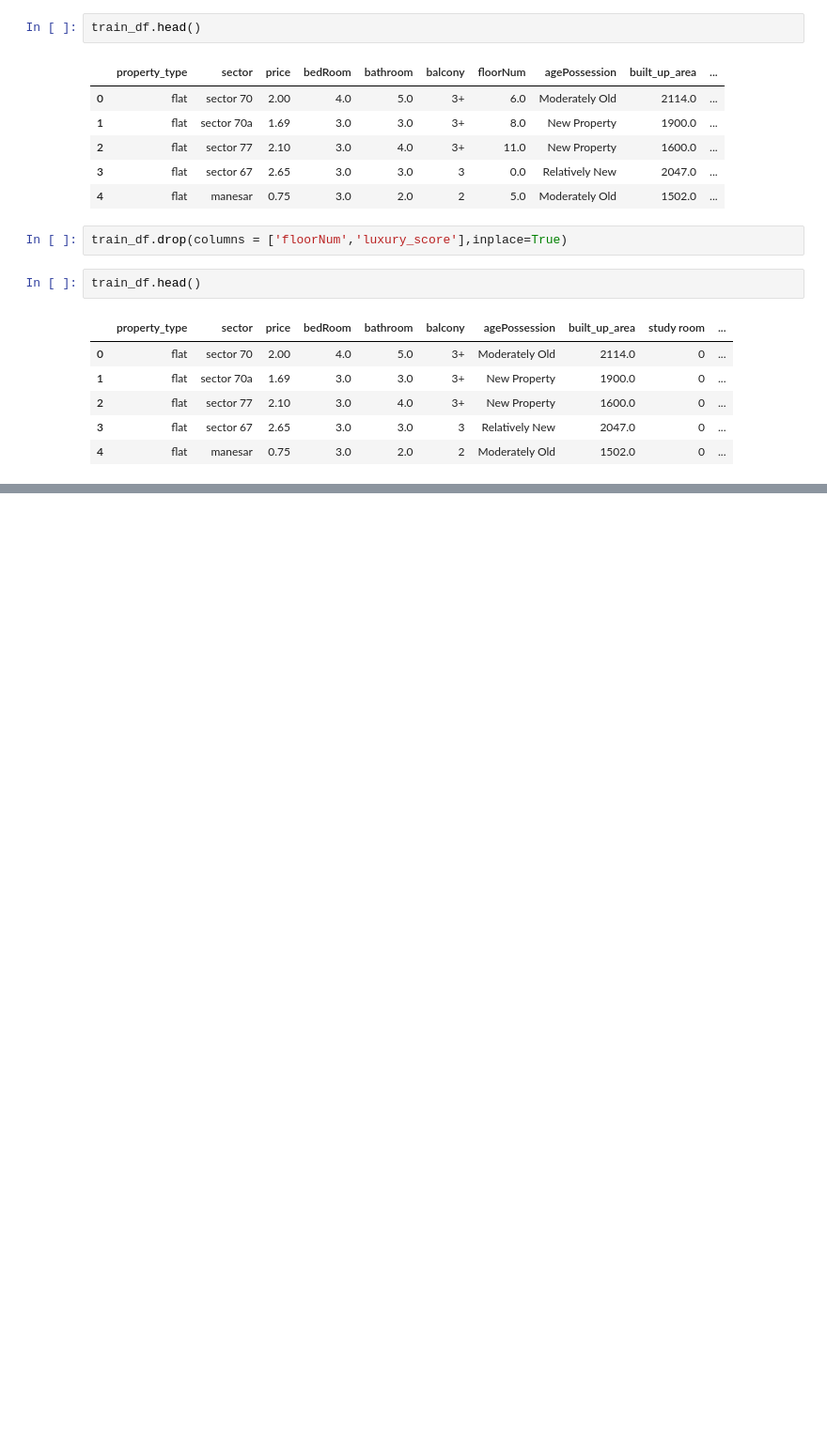
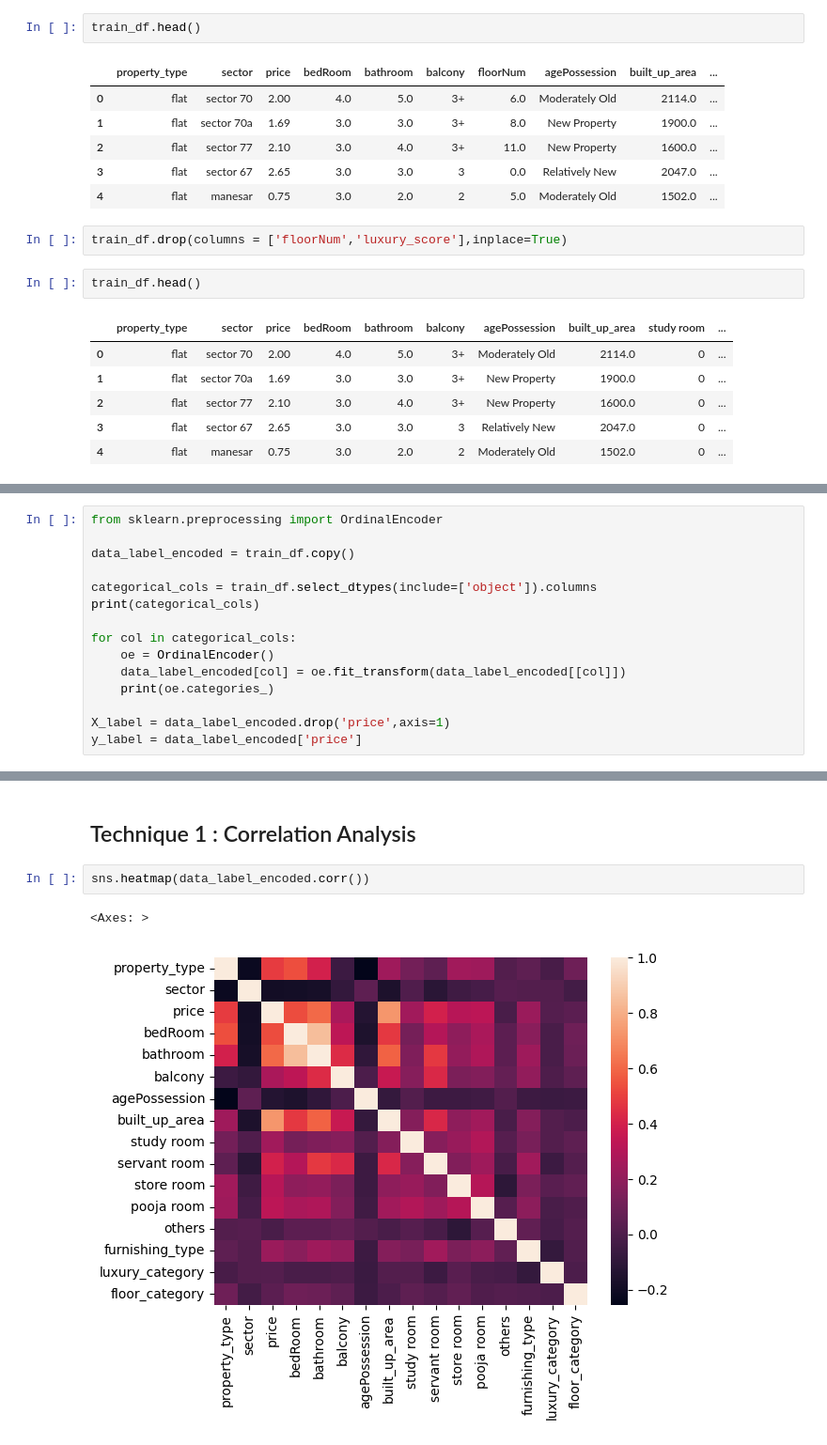
Before and after one commit to garvit1408/NestWise-, a Jupyter notebook: 5 - Feature & Model Selection, productionalization/feature-selection.ipynb, the cells around one changed output, grey strips where cells are left out. Shown: that part at 94% size. Drawn from its saved outputs; the diff is of its cells as text; blank space fills up the shorter version.

Commit message:
correlation analysis

```diff
--- a/5 - Feature & Model Selection, productionalization/feature-selection.ipynb
+++ b/5 - Feature & Model Selection, productionalization/feature-selection.ipynb
@@ -108,0 +131,15 @@ train_df.head()
+# %%
+from sklearn.preprocessing import OrdinalEncoder
+
+data_label_encoded = train_df.copy()
+
+categorical_cols = train_df.select_dtypes(include=['object']).columns
+print(categorical_cols)
+
+for col in categorical_cols:
+    oe = OrdinalEncoder()
+    data_label_encoded[col] = oe.fit_transform(data_label_encoded[[col]])
+    print(oe.categories_)
+
+X_label = data_label_encoded.drop('price',axis=1)
+y_label = data_label_encoded['price']
@@ -108,0 +230,7 @@ train_df.head()
+# %% [markdown]
+## Technique 1 : Correlation Analysis
+# %%
+sns.heatmap(data_label_encoded.corr())
+# %% [output]
+<Axes: >
+[figure, added]
```
Also changed, not shown: parts of 9 cells of this notebook.
